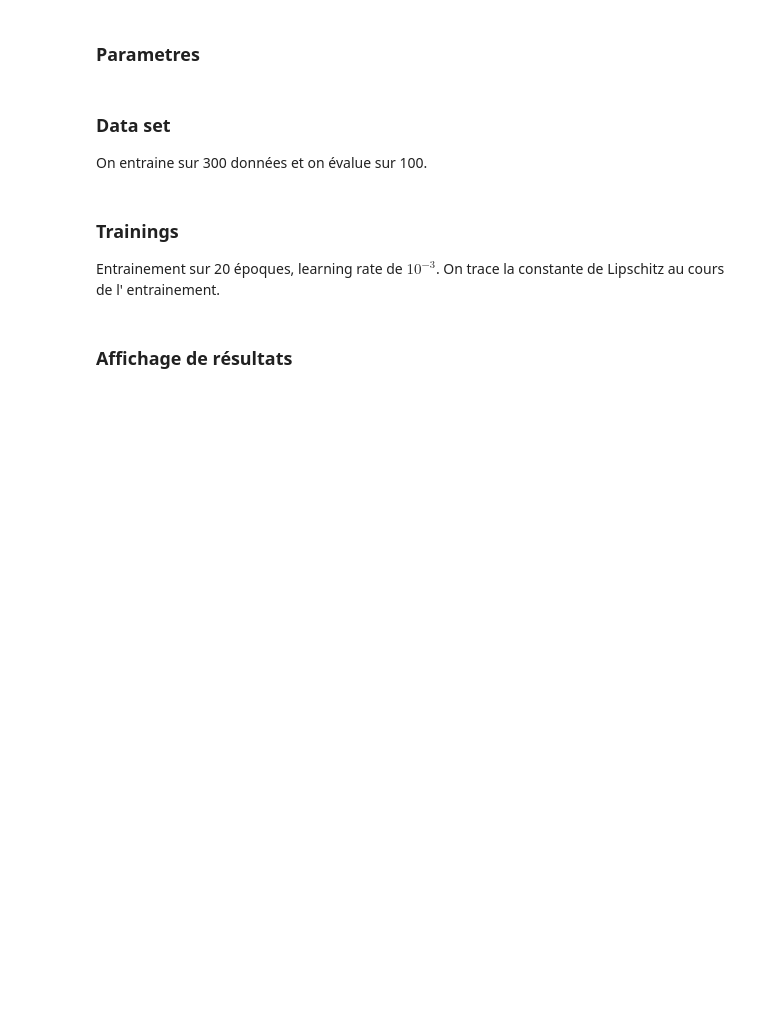
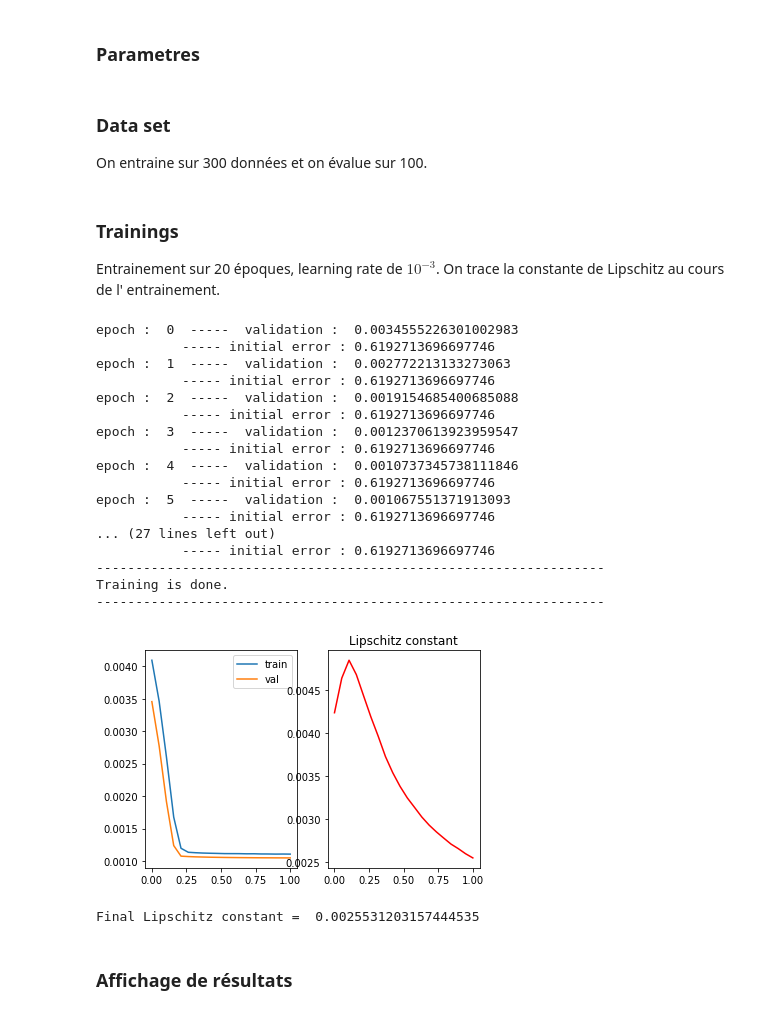
Before and after one commit to ceciledellavalle/phd, a Jupyter notebook: Test_a1_cube.ipynb, the cells around one changed output. Cells and saved outputs as stored; diff of their text form; code cells hidden in the pictures; blank space fills up the shorter version.

```diff
--- a/Test_a1_cube.ipynb
+++ b/Test_a1_cube.ipynb
@@ -30,7 +30,27 @@ train_set, val_set = exp1.LoadDataSet()
 Entrainement sur 20 époques, learning rate de $10^{-3}$.
 On trace la constante de Lipschitz au cours de l' entrainement.
 # %%
-#exp1.train(train_set,val_set,save_model=True)
+exp1.train(train_set,val_set,save_model=True)
+# %% [output]
+epoch :  0  -----  validation :  0.0034555226301002983
+           ----- initial error : 0.6192713696697746
+epoch :  1  -----  validation :  0.002772213133273063
+           ----- initial error : 0.6192713696697746
+epoch :  2  -----  validation :  0.0019154685400685088
+           ----- initial error : 0.6192713696697746
+epoch :  3  -----  validation :  0.0012370613923959547
+           ----- initial error : 0.6192713696697746
+epoch :  4  -----  validation :  0.0010737345738111846
+           ----- initial error : 0.6192713696697746
+epoch :  5  -----  validation :  0.001067551371913093
+           ----- initial error : 0.6192713696697746
+... (27 lines left out)
+           ----- initial error : 0.6192713696697746
+-----------------------------------------------------------------
+Training is done.
+-----------------------------------------------------------------
+[figure, added]
+Final Lipschitz constant =  0.0025531203157444535
 # %% [markdown]
 ### Affichage de résultats
 # %%
```
Also changed, not shown: parts of 7 cells of this notebook, 22 other files.
